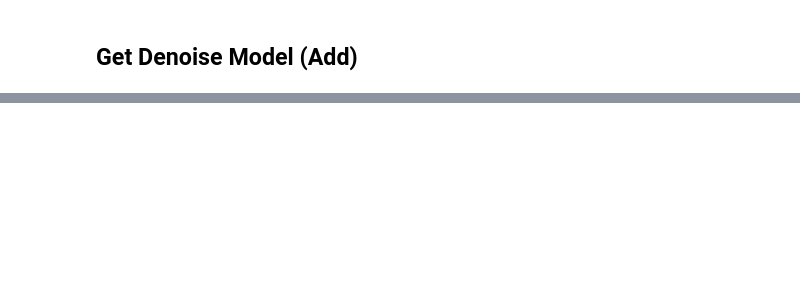
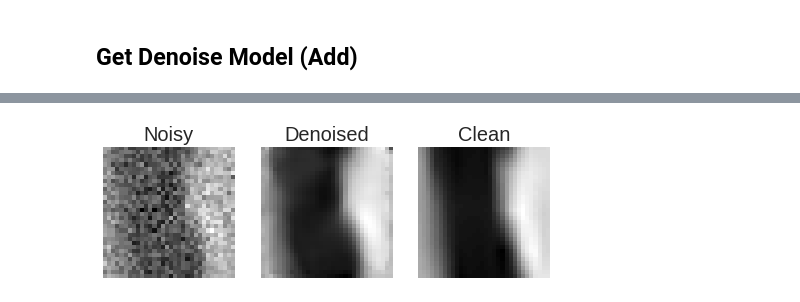
Before and after one commit to AlexMontgomerie/deepLearning, a Jupyter notebook: denoise.ipynb, the cells around one changed output, grey strips where cells are left out. Cells and saved outputs as stored; diff of their text form; code cells hidden in the pictures; blank space fills up the shorter version.

```diff
--- a/denoise.ipynb
+++ b/denoise.ipynb
@@ -216,0 +366,4 @@ KeyboardInterrupt: ignored
+# %%
+plot_denoise(denoise_model_add)
+# %% [output]
+[figure, added]
```
Also changed, not shown: parts of 12 cells of this notebook.
